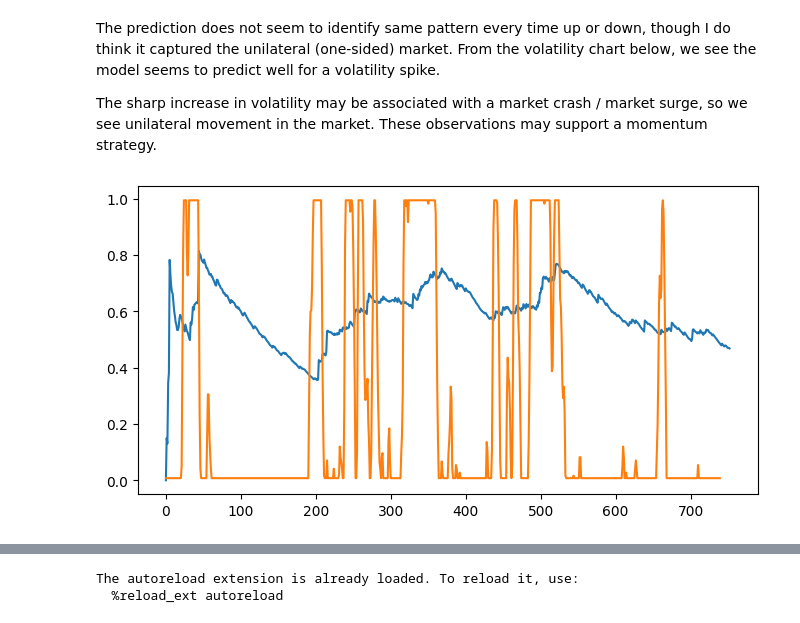
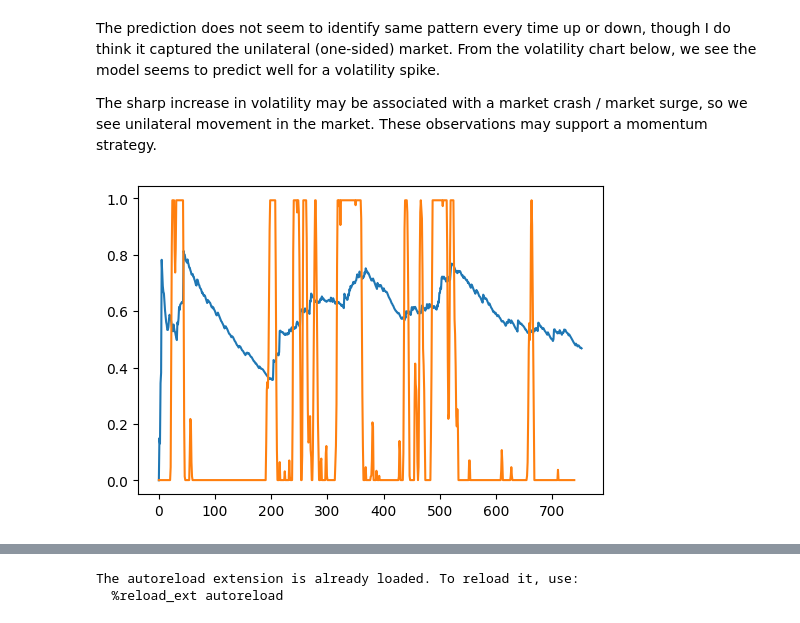
Before and after one commit to YimingZhang07/quantbullet, a Jupyter notebook: docs/research/momentum_dev.ipynb, the cells around one changed output, grey strips where cells are left out. Cells and saved outputs as stored; diff of their text form; code cells hidden in the pictures.

```diff
--- a/docs/research/momentum_dev.ipynb
+++ b/docs/research/momentum_dev.ipynb
@@ -34,6 +16,5 @@ importlib.reload(quantbullet.utils)
 # %%
-import yfinance as yf
-# Define the ticker symbol
-ticker_symbol = "TSLA"
-# Fetch data
-data = yf.download(ticker_symbol, start="2018-01-01", end="2023-12-31")
+# import yfinance as yf
+# ticker_symbol = "TSLA"
+# data = yf.download(ticker_symbol, start="2018-01-01", end="2023-12-31")
+data = pd.read_pickle('tsla_20180101_20231231.pkl')
@@ -58,3 +31,9 @@ test_ret = log_ret['2021-01-01':]
+# %%
+price = data["Adj Close"]
+log_ret = qb.compute_log_returns(price)
+CUTOFF_DATE = pd.Timestamp("2020-12-31")
+train_price, test_price = price.loc[:CUTOFF_DATE], price.loc[CUTOFF_DATE + pd.Timedelta(days=1):]
+train_ret, test_ret = log_ret.loc[:CUTOFF_DATE], log_ret.loc[CUTOFF_DATE + pd.Timedelta(days=1):]
 # %%
 enriched_returns = jm.FeatureGenerator().enrich_features(train_ret)
 enriched_returns = jm.FeatureGenerator().standarize_features(enriched_returns)
@@ -73,8 +54,5 @@ with set_figsize(8, 4):
 # %%
 enriched_returns = jm.FeatureGenerator().enrich_features(test_ret)
 enriched_returns = jm.FeatureGenerator().standarize_features(enriched_returns)
+test_probs = ctsJump.predict(enriched_returns, remapped_thetas, lambda_=10.)
-# %%
-test_probs = ctsJump.predict(enriched_returns,
-                             remapped_thetas,
-                             lambda_=10)
 # %%
@@ -88,9 +65,9 @@ The prediction does not seem to identify same pattern every time up or down, tho
 
 The sharp increase in volatility may be associated with a market crash / market surge, so we see unilateral movement in the market. These observations may support a momentum strategy.
 # %%
-exante_vol = compute_ex_ante_volatility(test_ret)
-with set_figsize(8, 4):
-    plt.plot(exante_vol.values);
-    plt.plot(test_probs[:, 1]);
+exante_vol = qb.compute_ex_ante_volatility(test_ret)
+with set_figsize(6, 4):
+    plt.plot(exante_vol.values)
+    plt.plot(test_probs[:, 1])
 # %% [output]
-[figure, old version]
+[figure, new version]
```
Also changed, not shown: parts of 50 cells of this notebook, 7 other files.
